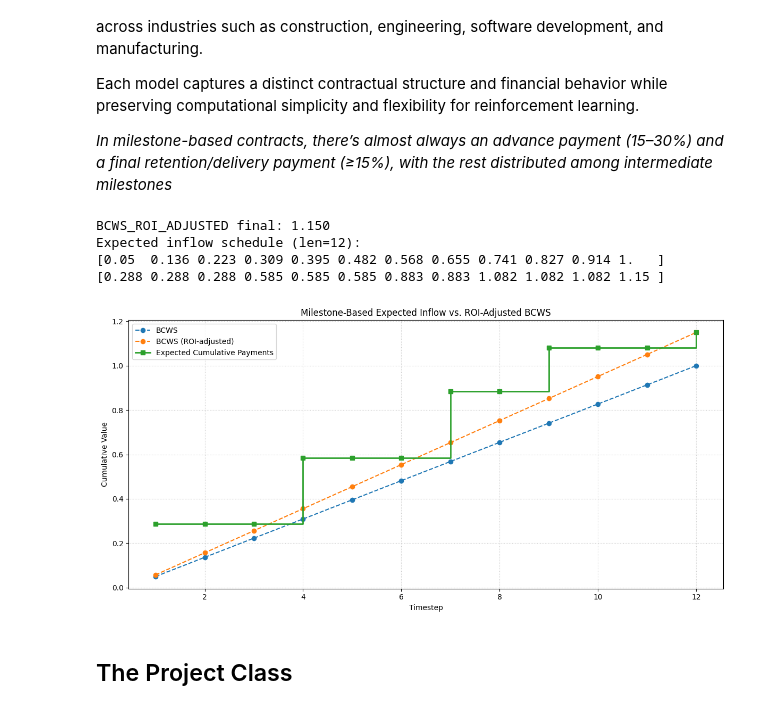
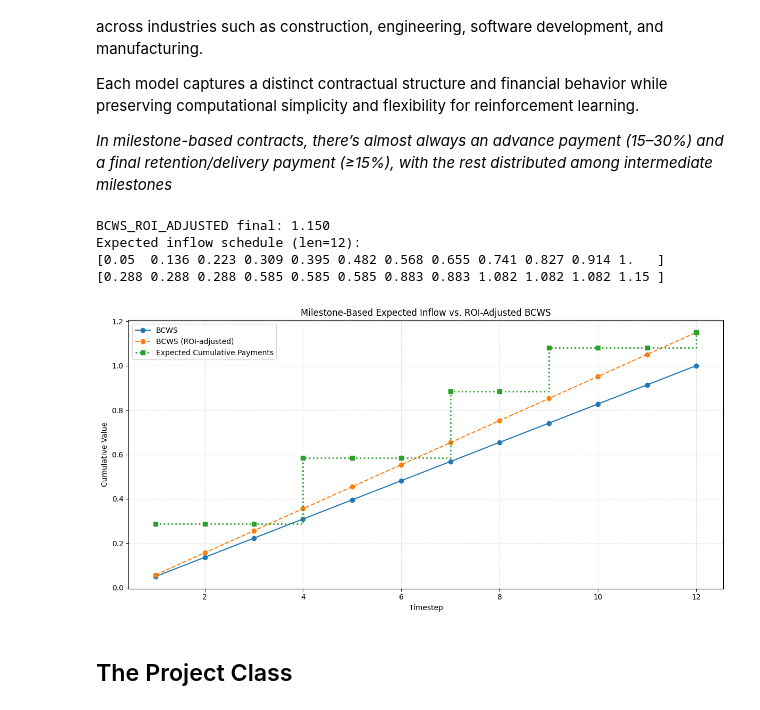
Before and after one commit to UDynamic/PPO-project-portfolio-budgeting-AI-agent, a Jupyter notebook: notebooks/portfolio_env.ipynb, the cells around one changed output. Saved outputs shown, nothing was run; the diff lists cells and outputs as text; code cells hidden in the pictures.

Commit message:
edited the graph

```diff
--- a/notebooks/portfolio_env.ipynb
+++ b/notebooks/portfolio_env.ipynb
@@ -547,36 +547,36 @@ result = p.milestone_based()
 
 print(f"BCWS_ROI_ADJUSTED final: {p.BCWS_ROI_ADJUSTED[-1]:.3f}")
 print(f"Expected inflow schedule (len={len(result)}):")
 print(np.round(p.BCWS, 3))
 print(np.round(result, 3))
 
 
 
 import matplotlib.pyplot as plt
 
 # --- Plotting the cumulative expected inflow vs BCWS baseline ---
 t = np.arange(1, p.DURATION + 1)
 
 plt.figure(figsize=(12, 6))
-plt.plot(t, p.BCWS, label="BCWS", linestyle="--", marker="o")
+plt.plot(t, p.BCWS, label="BCWS", linestyle="solid", marker="o")
 plt.plot(t, p.BCWS_ROI_ADJUSTED, label="BCWS (ROI-adjusted)", linestyle="--", marker="o")
 
-plt.step(t, result, where="post", label="Expected Cumulative Payments", linewidth=2, marker="s")
+plt.step(t, result, where="post", label="Expected Cumulative Payments", linewidth=2, linestyle="dotted",marker="s")
 # plt.plot(t, result, label="Expected Cumulative Payments", linewidth=2, marker="s")
 
 plt.title("Milestone-Based Expected Inflow vs. ROI-Adjusted BCWS", fontsize=12)
 plt.xlabel("Timestep")
 plt.ylabel("Cumulative Value")
 plt.legend()
 plt.grid(True, linestyle=":", alpha=0.7)
 plt.tight_layout()
 plt.show()
 # %% [output]
 BCWS_ROI_ADJUSTED final: 1.150
 Expected inflow schedule (len=12):
 [0.05  0.136 0.223 0.309 0.395 0.482 0.568 0.655 0.741 0.827 0.914 1.   ]
 [0.288 0.288 0.288 0.585 0.585 0.585 0.883 0.883 1.082 1.082 1.082 1.15 ]
-[figure, old version]
+[figure, new version]
 # %% [markdown]
 ## The Project Class
 # %%
```
Also changed, not shown: parts of 1 cell of this notebook.
